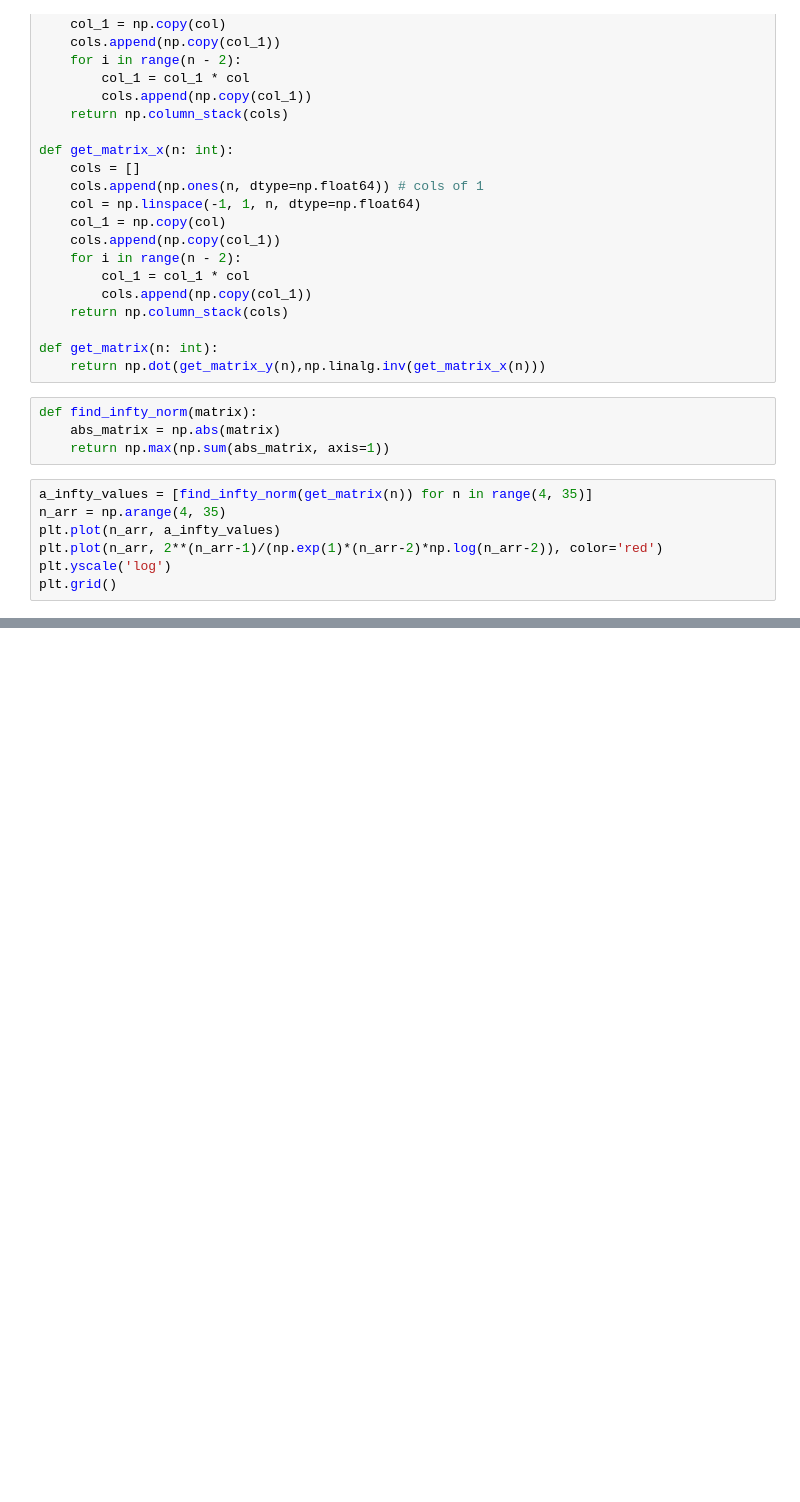
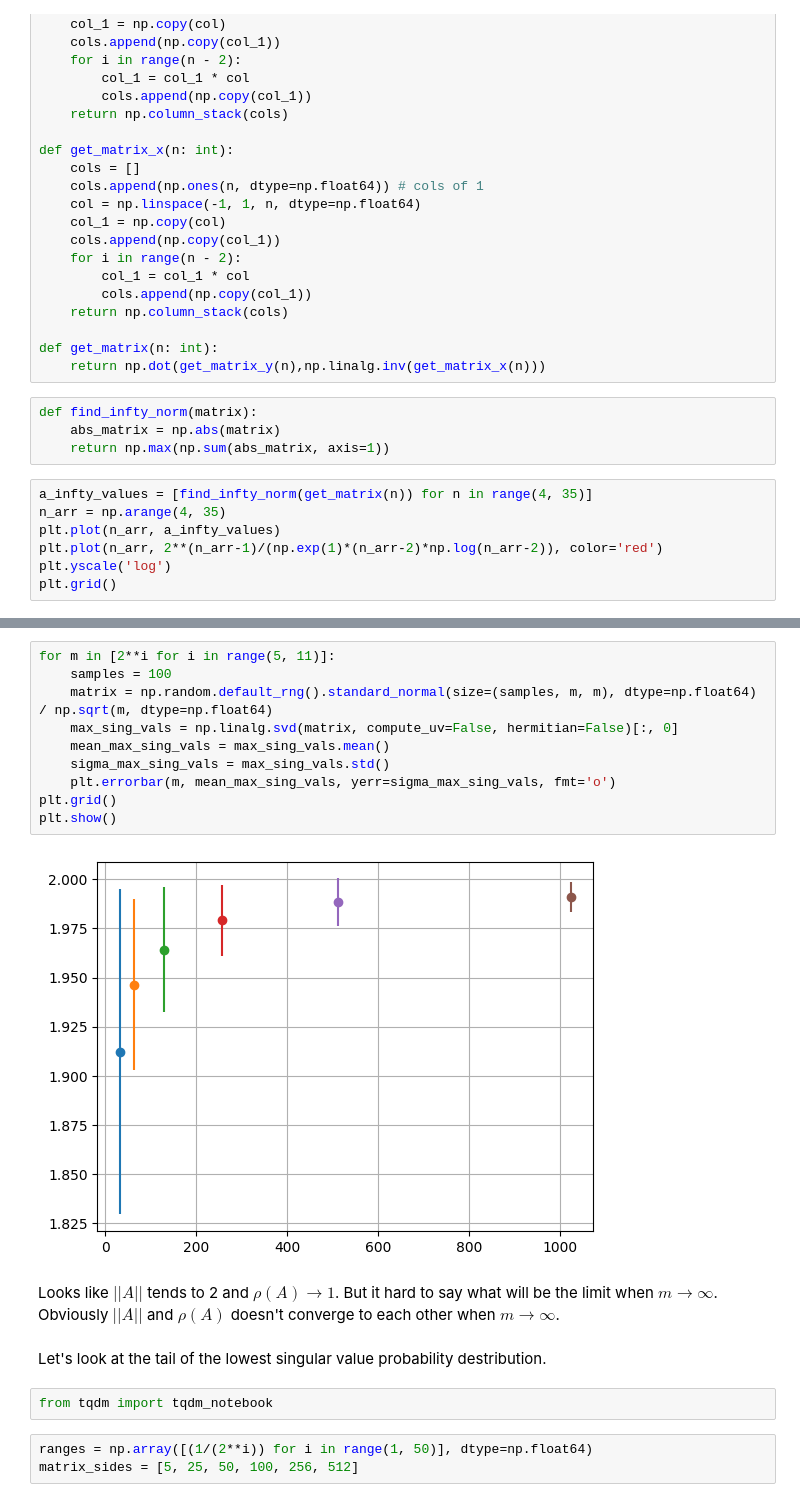
Before and after one commit to LandauSchwinger/numerical-linear-algebra, a Jupyter notebook: TBLecture12_Conditioning_and_Condition_numbers/Exercises.ipynb, the cells around one changed output, grey strips where cells are left out. Drawn from its saved outputs; the diff is of its cells as text; blank space fills up the shorter version.

```diff
--- a/TBLecture12_Conditioning_and_Condition_numbers/Exercises.ipynb
+++ b/TBLecture12_Conditioning_and_Condition_numbers/Exercises.ipynb
@@ -71,0 +110,22 @@ plt.grid()
+# %%
+for m in [2**i for i in range(5, 11)]:
+    samples = 100
+    matrix = np.random.default_rng().standard_normal(size=(samples, m, m), dtype=np.float64) / np.sqrt(m, dtype=np.float64)
+    max_sing_vals = np.linalg.svd(matrix, compute_uv=False, hermitian=False)[:, 0]
+    mean_max_sing_vals = max_sing_vals.mean()
+    sigma_max_sing_vals = max_sing_vals.std()
+    plt.errorbar(m, mean_max_sing_vals, yerr=sigma_max_sing_vals, fmt='o')
+plt.grid()
+plt.show()
+# %% [output]
+[figure, added]
+# %% [markdown]
+Looks like $||A||$ tends to 2 and $\rho(A) \to 1$. But it hard to say what will be the limit when $m\to \infty$.
+Obviously $||A||$ and $\rho(A)$ doesn't converge to each other when $m \to \infty$.
+# %% [markdown]
+Let's look at the tail of the lowest singular value probability destribution.
+# %%
+from tqdm import tqdm_notebook
+# %%
+ranges = np.array([(1/(2**i)) for i in range(1, 50)], dtype=np.float64)
+matrix_sides = [5, 25, 50, 100, 256, 512]
```
Also changed, not shown: parts of 7 cells of this notebook.
